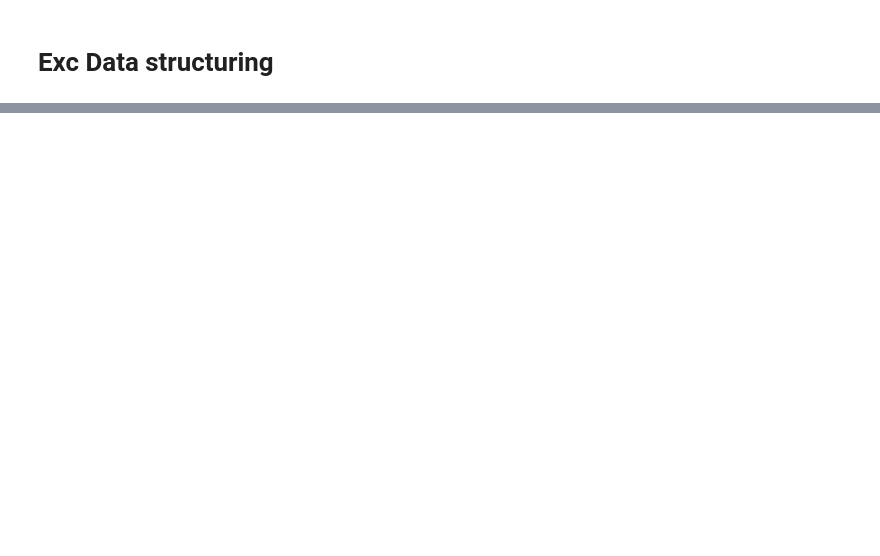
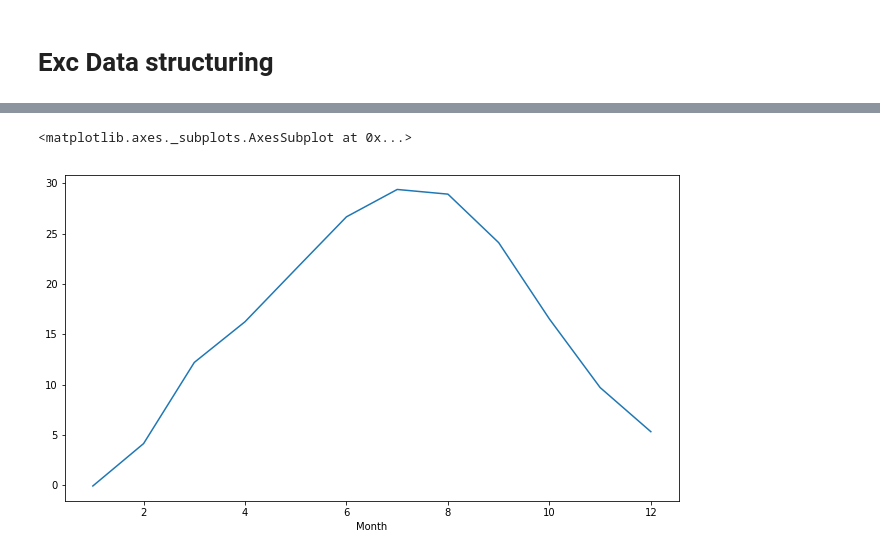
Before and after one commit to jansenjoost/SDS, a Jupyter notebook: Exc day 4.ipynb, the cells around one changed output, grey strips where cells are left out. Saved outputs shown, nothing was run; the diff lists cells and outputs as text; code cells hidden in the pictures; blank space fills up the shorter version.

```diff
--- a/Exc day 4.ipynb
+++ b/Exc day 4.ipynb
@@ -22,7 +22,9 @@ def weerbericht(url):
     df_w = df_w.set_index(pd.DatetimeIndex(df_w.datetime))
     country_id = df_w.station.str[:3]
     df_w = df_w.assign(Country_id=country_id)
-    print(df_w.head())
+    df_w = df_w.loc[df_w['obs_type'] == 'TMAX']
+    return df_w
 
-weerbericht('https://www1.ncdc.noaa.gov/pub/data/ghcn/daily/by_year/1864.csv.gz')
+dataframe = weerbericht('https://www1.ncdc.noaa.gov/pub/data/ghcn/daily/by_year/1864.csv.gz')
+dataframe.head()
 # %% [output]
@@ -35,0 +38,3 @@ datetime
+# %%
+newdataframe = dataframe.loc[dataframe['station'] == 'ITE00100550']
+newdataframe.head()
@@ -35,0 +49,6 @@ datetime
+# %%
+tempdata = newdataframe\
+            .groupby(newdataframe.Month)\
+            ['obs_value']\
+            .describe()
+tempdata.head()
@@ -35,0 +63,5 @@ datetime
+# %%
+tempdata['mean'].plot()
+# %% [output]
+<matplotlib.axes._subplots.AxesSubplot at 0x...>
+[figure, added]
```
Also changed, not shown: parts of 8 cells of this notebook.
